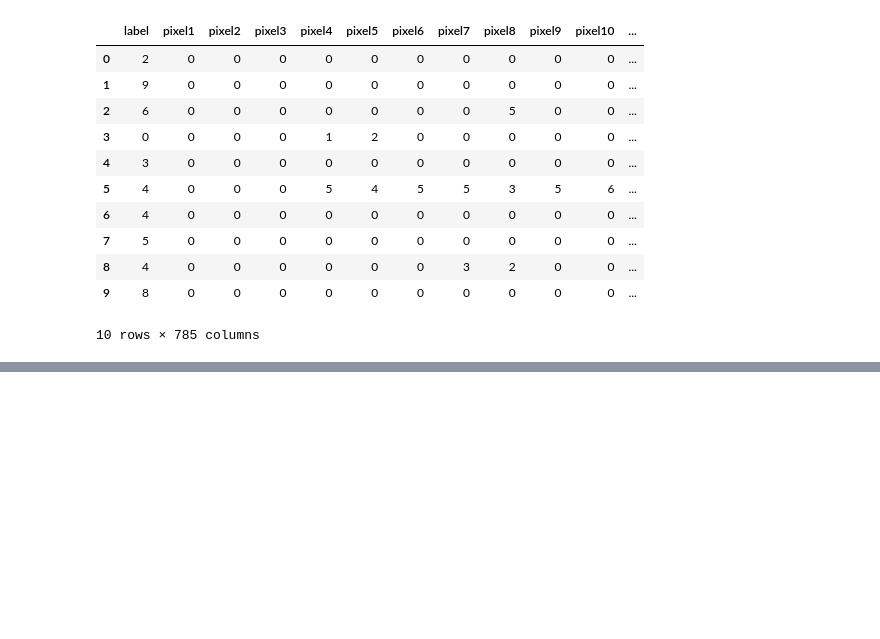
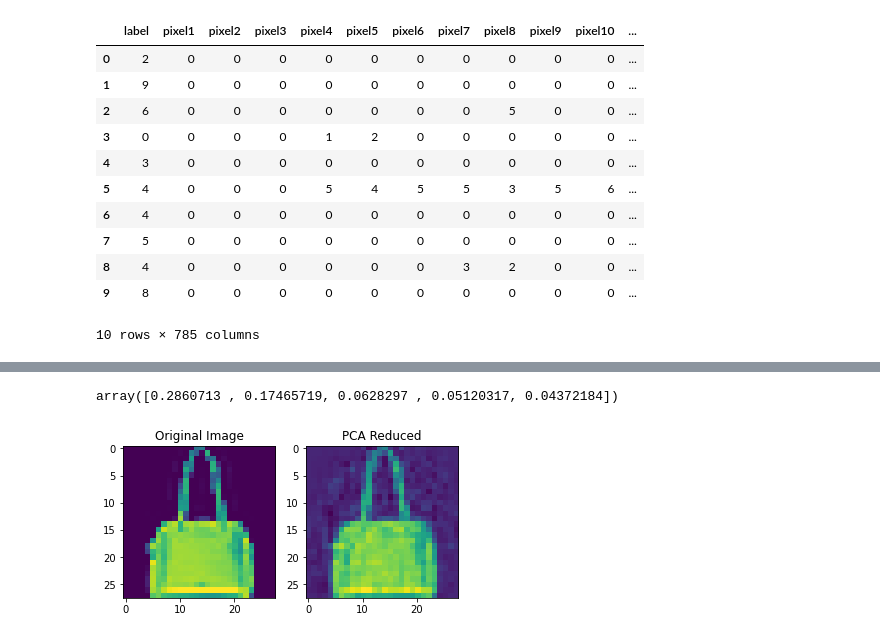
Before and after one commit to eccx400/Data_Mining, a Jupyter notebook: HW2/Eric_Cheng_DimRed_Img.ipynb, the cells around one changed output, grey strips where cells are left out. Saved outputs shown, nothing was run; the diff lists cells and outputs as text; code cells hidden in the pictures; blank space fills up the shorter version.

```diff
--- a/HW2/Eric_Cheng_DimRed_Img.ipynb
+++ b/HW2/Eric_Cheng_DimRed_Img.ipynb
@@ -30,0 +73,23 @@ df.head(10)
+# %%
+pca = PCA(n_components=5)
+pca.fit(X_train)
+X_5d = pca.transform(X_train)
+# %%
+pca.explained_variance_ratio_[:10]
+# %% [output]
+array([0.2860713 , 0.17465719, 0.0628297 , 0.05120317, 0.04372184])
+# %%
+pca = PCA(n_components = 179)
+X_reduced = pca.fit_transform(X_train)
+X_recovered = pca.inverse_transform(X_reduced)
+# %%
+fig, ax = plt.subplots(nrows=1, ncols=2)
+
+ax[0].imshow(X_train[100].reshape(28, 28), cmap="viridis")
+ax[0].set_title("Original Image")
+
+ax[1].imshow(X_recovered[100].reshape(28, 28), cmap="viridis")
+ax[1].set_title("PCA Reduced")
+plt.show()
+# %% [output]
+[figure, added]
```
Also changed, not shown: parts of 26 cells of this notebook.
